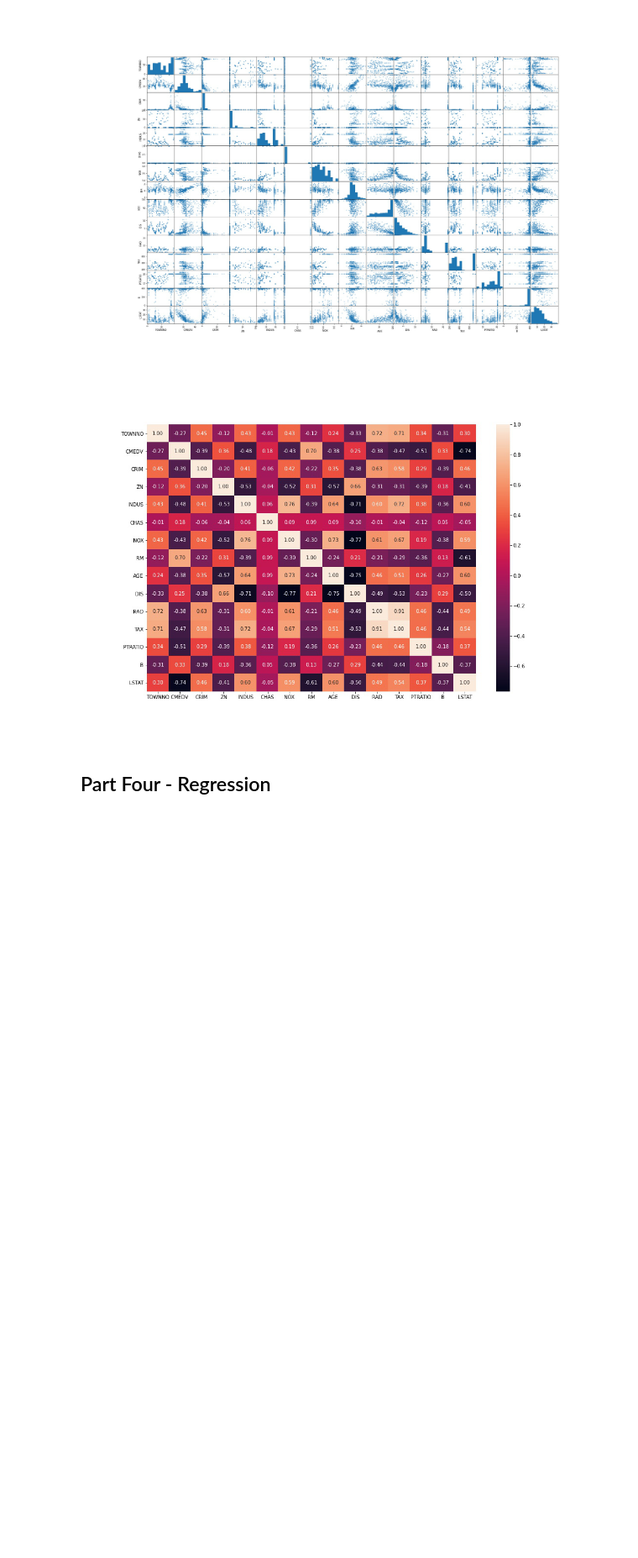
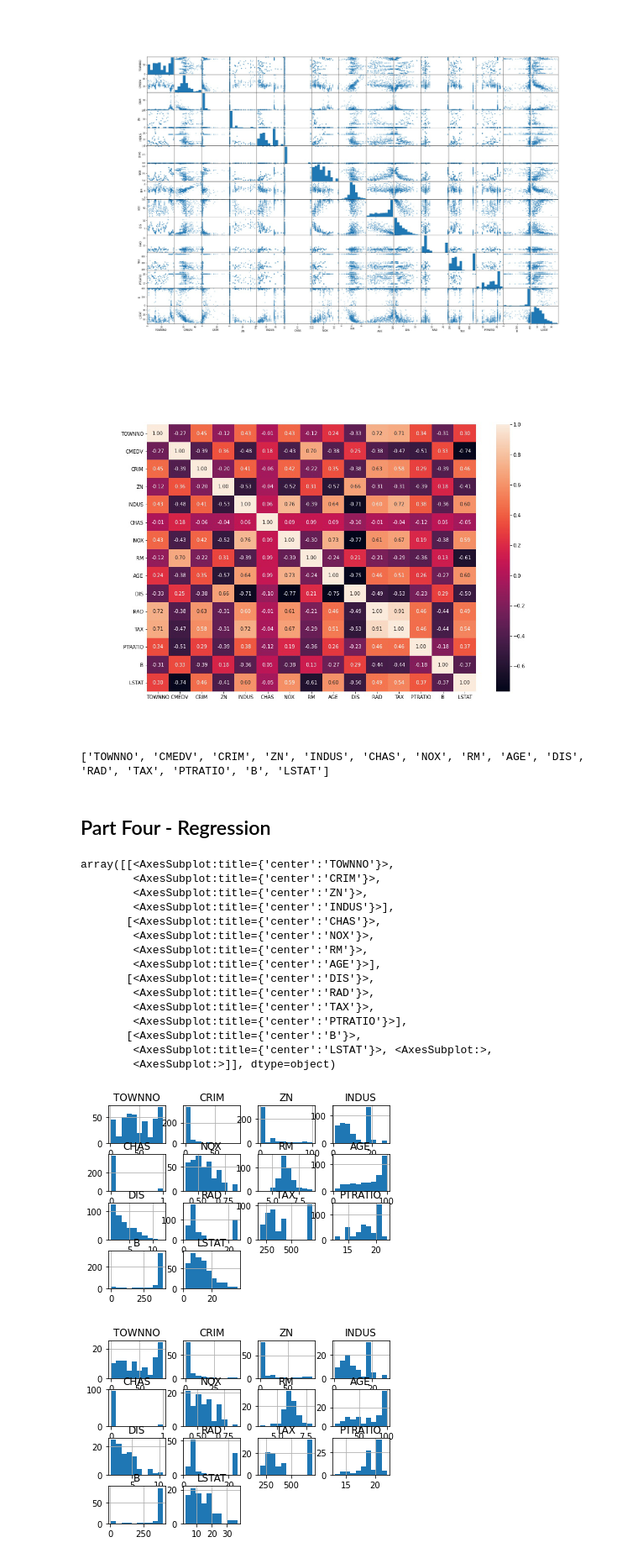
Before and after one commit to SamtheSaint/AIHACK21, a Jupyter notebook: boston.ipynb, the cells around one changed output. Shown at 84% size. Drawn from its saved outputs; the diff is of its cells as text; code cells hidden in the pictures; blank space fills up the shorter version.

```diff
--- a/boston.ipynb
+++ b/boston.ipynb
@@ -126,5 +126,9 @@ else:
     display(img)
 # %% [output]
 [figure]
+# %%
+print(columns)
+# %% [output]
+['TOWNNO', 'CMEDV', 'CRIM', 'ZN', 'INDUS', 'CHAS', 'NOX', 'RM', 'AGE', 'DIS', 'RAD', 'TAX', 'PTRATIO', 'B', 'LSTAT']
 # %% [markdown]
 ## Part Four - Regression
@@ -130,0 +166,26 @@ else:
+# %%
+y = data["CMEDV"]
+X = data[["TOWNNO", "CRIM", "ZN", "INDUS", "CHAS", "NOX", "RM", "AGE", "DIS", "RAD", "TAX", "PTRATIO", "B", "LSTAT"]]
+X_train, X_test, y_train, y_test = train_test_split(X, y, test_size=0.2, random_state=42)
+
+# checking to see if the distributions are the same
+X_train.hist()
+X_test.hist()
+# %% [output]
+array([[<AxesSubplot:title={'center':'TOWNNO'}>,
+        <AxesSubplot:title={'center':'CRIM'}>,
+        <AxesSubplot:title={'center':'ZN'}>,
+        <AxesSubplot:title={'center':'INDUS'}>],
+       [<AxesSubplot:title={'center':'CHAS'}>,
+        <AxesSubplot:title={'center':'NOX'}>,
+        <AxesSubplot:title={'center':'RM'}>,
+        <AxesSubplot:title={'center':'AGE'}>],
+       [<AxesSubplot:title={'center':'DIS'}>,
+        <AxesSubplot:title={'center':'RAD'}>,
+        <AxesSubplot:title={'center':'TAX'}>,
+        <AxesSubplot:title={'center':'PTRATIO'}>],
+       [<AxesSubplot:title={'center':'B'}>,
+        <AxesSubplot:title={'center':'LSTAT'}>, <AxesSubplot:>,
+        <AxesSubplot:>]], dtype=object)
+[figure, added]
+[figure, added]
```
Also changed, not shown: parts of 11 cells of this notebook, 4 other files.
